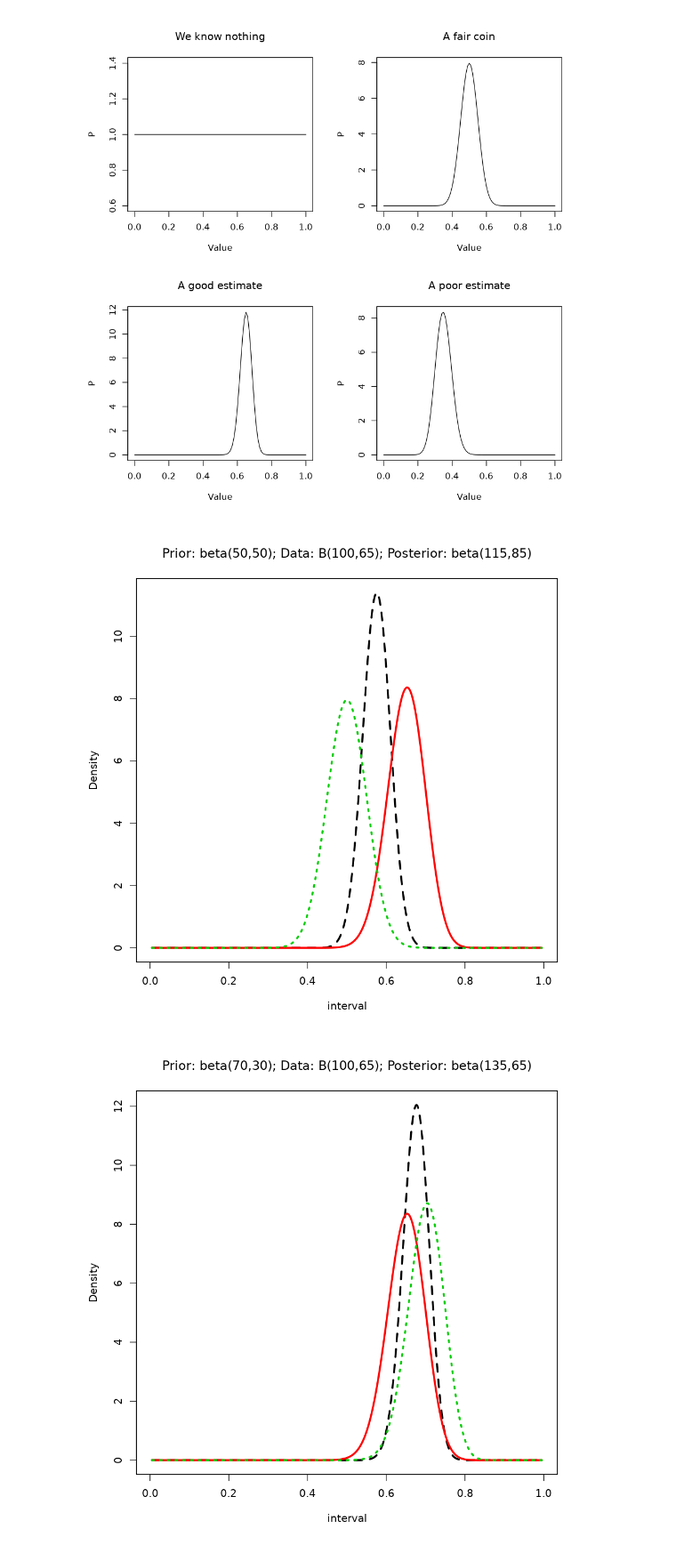
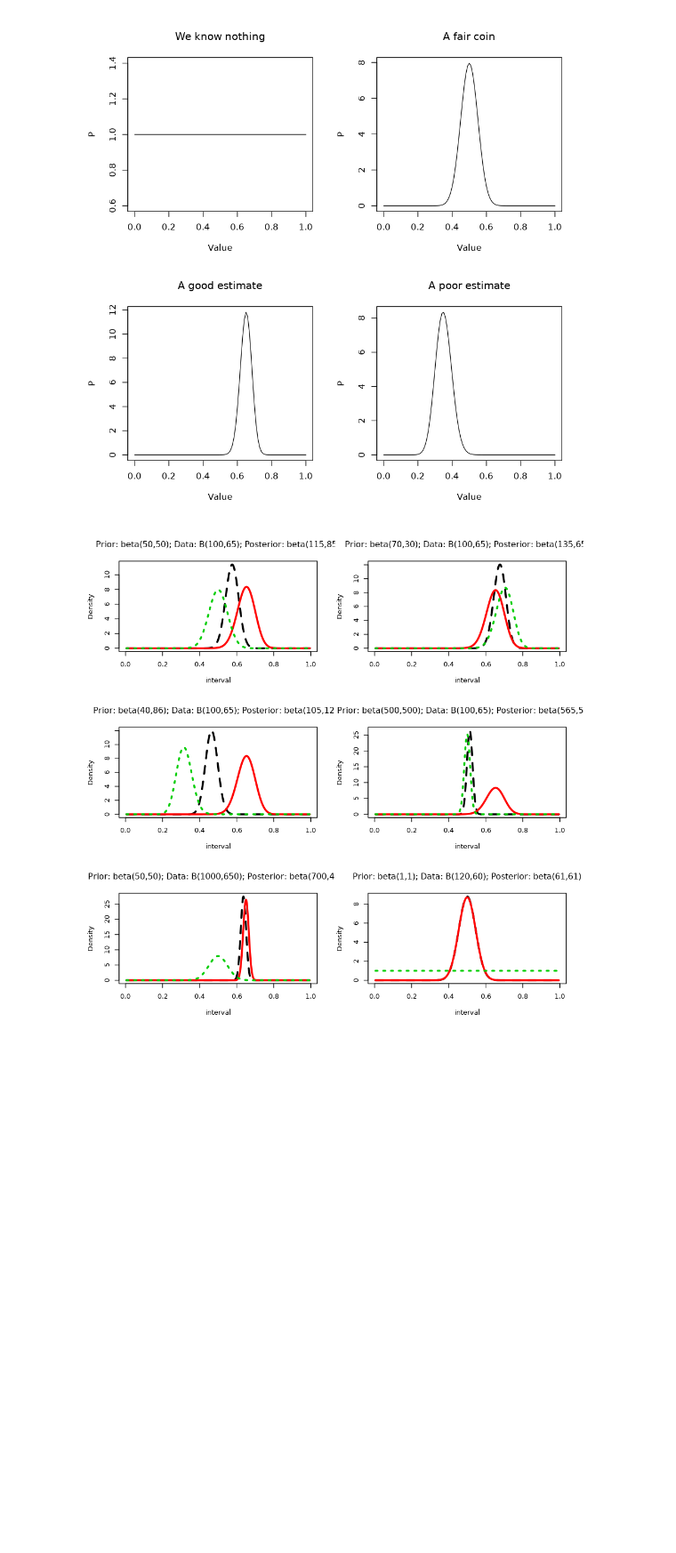
Before and after one commit to KentJames/Statistics-Cookbook, a Jupyter notebook: notebooks/One-Parameter-Est/OneParameter_R.ipynb, the cells around one changed output. Shown at 89% size. Drawn from its saved outputs; the diff is of its cells as text; code cells hidden in the pictures; blank space fills up the shorter version.

Commit message:
Cleanup plot.

```diff
--- a/notebooks/One-Parameter-Est/OneParameter_R.ipynb
+++ b/notebooks/One-Parameter-Est/OneParameter_R.ipynb
@@ -113,33 +113,34 @@ CalculatePosterior = function(successes_data,failures_data,successes_prior,failu
     likelihood = dbeta(interval,successes_data,failures_data)# Calculate a pdf for our likelihood.
 
     # THE IMPORTANT BIT: To get our posterior, just add the prior and likelihood together.
     # i.e: Add the number of predicted successes and number of actual successes together.
     posterior = dbeta(interval,successes_prior+successes_data,failures_prior+failures_data)
 
     m.orig = apply( cbind(prior, likelihood, posterior), 2, max)
     m = max(c(prior, likelihood, posterior))
 
     plot(interval, posterior, type = "l", ylab = "Density", lty = 2, lwd = 3,
         main = paste("Prior: beta(", round(successes_prior,2), ",", round(failures_prior,2), "); Data: B(", successes_data+failures_data, ",", successes_data, "); ",
         "Posterior: beta(", round(successes_prior+successes_data,2), ",", round(failures_data+failures_prior,2), ")", sep=""), ylim = c(0, m), col = 1)
     lines(interval, likelihood, lty = 1, lwd = 3, col = 2)
         lines(interval, prior, lty = 3, lwd = 3, col = 3)
 
 }
 
 
-
+par(mfrow=c(3,2))
 #Assume a fair coin.
 CalculatePosterior(65,35,50,50)
 #A good prior estimate.
 CalculatePosterior(65,35,70,30)
 #A poor prior estimate.
 CalculatePosterior(65,35,40,86)
 
 #A heavily weighted fair prior estimate. 65 heads/35 tails. But our prior is heavily in favour of a fair coin.
 CalculatePosterior(65,35,500,500)
 #A heavily weighted data set. 650 tails/350 tails.
 CalculatePosterior(650,350,50,50)
+#A uniform prior. The As posterior is proportional to Prior * Likelihood. The posterior is now proportional to likelihood only.
+CalculatePosterior(60,60,1,1)
 # %% [output]
-[figure, old version]
+[figure, new version]
-[figure, removed]
```
Also changed, not shown: parts of 1 cell of this notebook.
